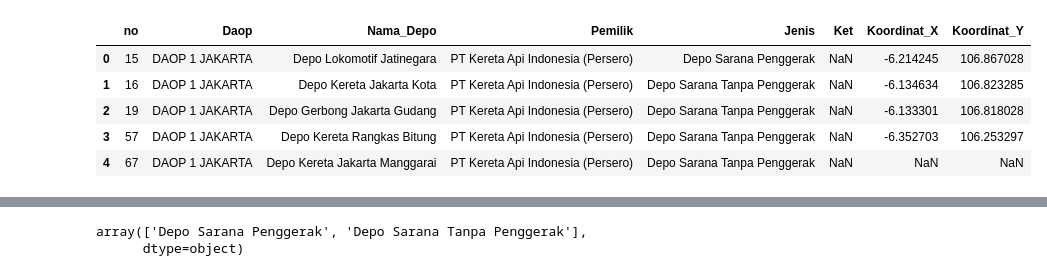
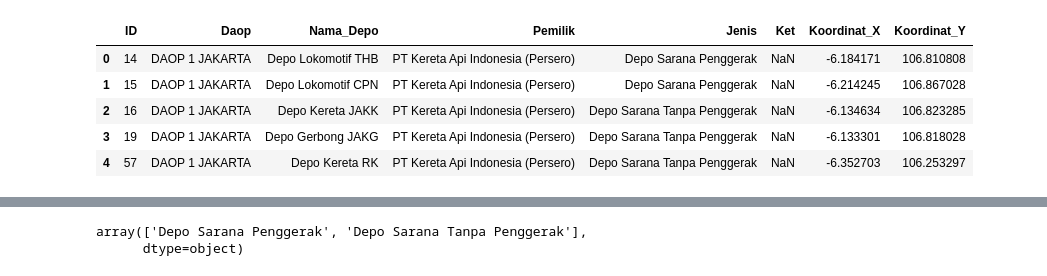
Before and after one commit to cktheone/DQLab, a Jupyter notebook: Latihan/depo.ipynb, the cells around one changed output, grey strips where cells are left out. Cells and saved outputs as stored; diff of their text form; code cells hidden in the pictures.

```diff
--- a/Latihan/depo.ipynb
+++ b/Latihan/depo.ipynb
@@ -1,12 +10,12 @@
 # %%
 import pandas as pd
-colnames=['no', 'Daop', 'Nama_Depo', 'Pemilik', 'Jenis', 'Ket', 'Koordinat_X', 'Koordinat_Y']
-data = pd.read_excel('data_source/depo.xlsx', sheet_name='depo', names=colnames)
+colnames=['ID', 'Daop', 'Nama_Depo', 'Pemilik', 'Jenis', 'Ket', 'Koordinat_X', 'Koordinat_Y']
+data = pd.read_excel('data_source/depo.xlsx', sheet_name='depo', header=None, names=colnames)
 data.head()
 # %% [output]
-|  | no | Daop | Nama_Depo | Pemilik | Jenis | Ket | Koordinat_X | Koordinat_Y |
-| 0 | 15 | DAOP 1 JAKARTA | Depo Lokomotif Jatinegara | PT Kereta Api Indonesia (Persero) | Depo Sarana Penggerak | NaN | -6.214245 | 106.867028 |
-| 1 | 16 | DAOP 1 JAKARTA | Depo Kereta Jakarta Kota | PT Kereta Api Indonesia (Persero) | Depo Sarana Tanpa Penggerak | NaN | -6.134634 | 106.823285 |
-| 2 | 19 | DAOP 1 JAKARTA | Depo Gerbong Jakarta Gudang | PT Kereta Api Indonesia (Persero) | Depo Sarana Tanpa Penggerak | NaN | -6.133301 | 106.818028 |
-| 3 | 57 | DAOP 1 JAKARTA | Depo Kereta Rangkas Bitung | PT Kereta Api Indonesia (Persero) | Depo Sarana Tanpa Penggerak | NaN | -6.352703 | 106.253297 |
-| 4 | 67 | DAOP 1 JAKARTA | Depo Kereta Jakarta Manggarai | PT Kereta Api Indonesia (Persero) | Depo Sarana Tanpa Penggerak | NaN | NaN | NaN |
+|  | ID | Daop | Nama_Depo | Pemilik | Jenis | Ket | Koordinat_X | Koordinat_Y |
+| 0 | 14 | DAOP 1 JAKARTA | Depo Lokomotif THB | PT Kereta Api Indonesia (Persero) | Depo Sarana Penggerak | NaN | -6.184171 | 106.810808 |
+| 1 | 15 | DAOP 1 JAKARTA | Depo Lokomotif CPN | PT Kereta Api Indonesia (Persero) | Depo Sarana Penggerak | NaN | -6.214245 | 106.867028 |
+| 2 | 16 | DAOP 1 JAKARTA | Depo Kereta JAKK | PT Kereta Api Indonesia (Persero) | Depo Sarana Tanpa Penggerak | NaN | -6.134634 | 106.823285 |
+| 3 | 19 | DAOP 1 JAKARTA | Depo Gerbong JAKG | PT Kereta Api Indonesia (Persero) | Depo Sarana Tanpa Penggerak | NaN | -6.133301 | 106.818028 |
+| 4 | 57 | DAOP 1 JAKARTA | Depo Kereta RK | PT Kereta Api Indonesia (Persero) | Depo Sarana Tanpa Penggerak | NaN | -6.352703 | 106.253297 |
```
Also changed, not shown: parts of 26 cells of this notebook, 21 other files.
